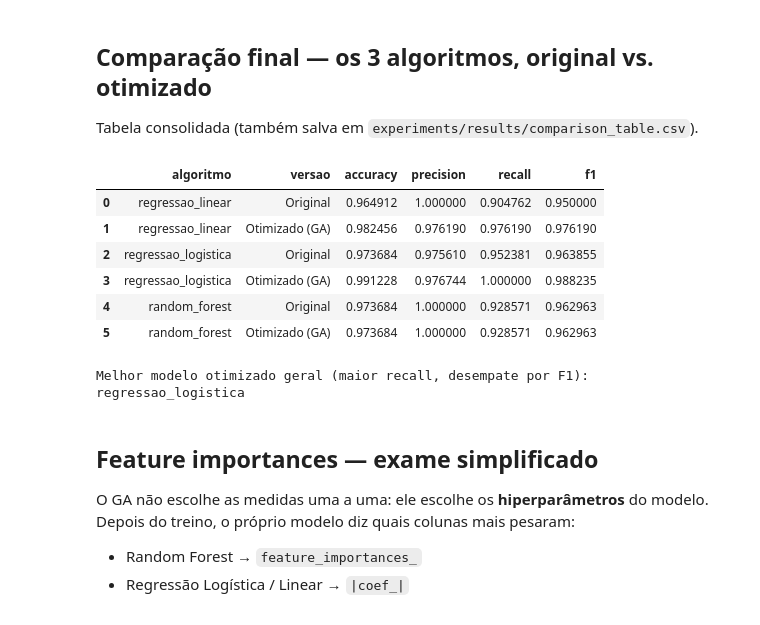
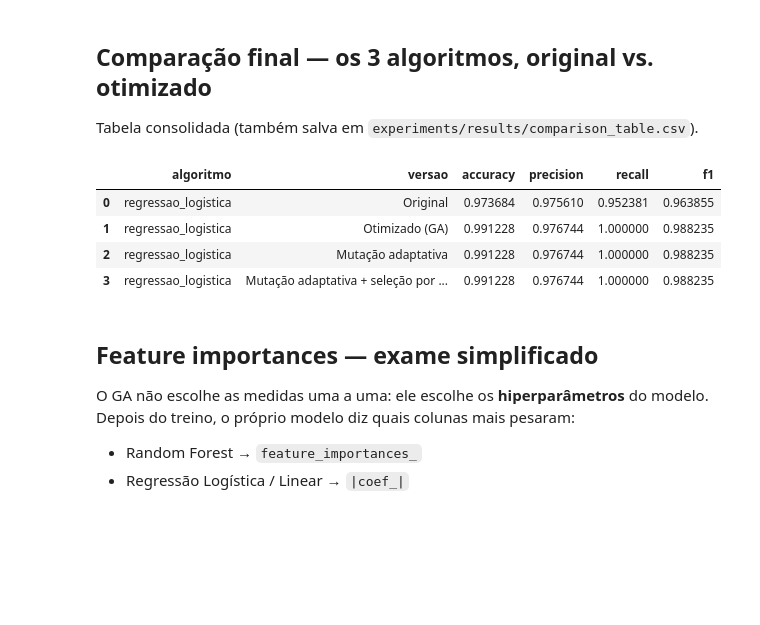
Before and after one commit to SamirGoes/tech-challenge-fiap-fase2, a Jupyter notebook: notebooks/GA_HyperparametersOptimization.ipynb, the cells around one changed output. Drawn from its saved outputs; the diff is of its cells as text; code cells hidden in the pictures; blank space fills up the shorter version.

Commit message:
aplica somente regressao logistica

```diff
--- a/notebooks/GA_HyperparametersOptimization.ipynb
+++ b/notebooks/GA_HyperparametersOptimization.ipynb
@@ -319,7 +125,7 @@ geracoes_rlog2=15
 mutacao_rlog2=0.2
 populacao, historico_log_adaptativo, fitnesses, melhor_log_adaptativo = ga_utils.rodar_ga(
     "regressao_logistica", X_train, y_train, X_test, y_test,
-    tamanho_populacao=20, geracoes=15, mutacao=0.2, mutacao_final=0.05, seed=42,
+    tamanho_populacao=populacao_rlog2, geracoes=geracoes_rlog2, mutacao=mutacao_rlog2, mutacao_final=0.05, seed=42,
 )
 print("\nMelhores hiperparâmetros encontrados:", melhor_log_adaptativo)
 
@@ -330,7 +136,7 @@ with open(RESULTADOS_DIR / "best_hyperparams_regressao_logistica_mutacao_adaptat
 fig, (ax1, ax2) = plt.subplots(1, 2, figsize=(13, 4))
 ax1.plot([h["geracao"] for h in historico_log_adaptativo], [h["melhor"] for h in historico_log_adaptativo], label="Melhor fitness", marker="o")
 ax1.plot([h["geracao"] for h in historico_log_adaptativo], [h["media"] for h in historico_log_adaptativo], label="Fitness média", marker="o")
-ax1.set_xlabel("Geração"); ax1.set_ylabel("Fitness"); ax1.set_title("Convergência do GA — Regressão Logística, mutação adaptativa")
+ax1.set_xlabel("Geração"); ax1.set_ylabel("Fitness"); ax1.set_title(f"Convergência do GA — Regressão Logística, mutação adaptativa (pop={populacao_rlog2}, mutação={mutacao_rlog2})")
 ax1.legend()
 
 ax2.plot([h["geracao"] for h in historico_log_adaptativo], [h["taxa_mutacao"] for h in historico_log_adaptativo], marker="o", color="tab:orange")
@@ -372,0 +184,34 @@ Melhores hiperparâmetros encontrados: {'C': 0.03673046880282847, 'penalty': 'l1
+# %%
+populacao_rlog3=20
+geracoes_rlog3=15
+mutacao_rlog3=0.2
+populacao, historico_log_adaptativo_roleta, fitnesses, melhor_log_adaptativo_roleta = ga_utils.rodar_ga(
+    "regressao_logistica", X_train, y_train, X_test, y_test,
+    tamanho_populacao=populacao_rlog3, geracoes=geracoes_rlog3, mutacao=mutacao_rlog3, selecao_func=ga_utils.selecao_roleta, mutacao_final=0.05, seed=42,
+)
+print("\nMelhores hiperparâmetros encontrados:", melhor_log_adaptativo_roleta)
+
+pd.DataFrame(historico_log_adaptativo_roleta).to_csv(RESULTADOS_DIR / "fitness_history_regressao_logistica_mutacao_adaptativa.csv", index=False)
+with open(RESULTADOS_DIR / "best_hyperparams_regressao_logistica_mutacao_adaptativa.json", "w") as f:
+    json.dump({"algoritmo": "regressao_logistica", "melhor_individuo": melhor_log_adaptativo_roleta}, f, indent=2, default=str)
+
+fig, (ax1, ax2) = plt.subplots(1, 2, figsize=(13, 4))
+ax1.plot([h["geracao"] for h in historico_log_adaptativo_roleta], [h["melhor"] for h in historico_log_adaptativo_roleta], label="Melhor fitness", marker="o")
+ax1.plot([h["geracao"] for h in historico_log_adaptativo_roleta], [h["media"] for h in historico_log_adaptativo_roleta], label="Fitness média", marker="o")
+ax1.set_xlabel("Geração"); ax1.set_ylabel("Fitness"); ax1.set_title(f"Convergência do GA — Regressão Logística, mutação adaptativa (pop={populacao_rlog3}, mutação={mutacao_rlog3})")
+ax1.legend()
+
+ax2.plot([h["geracao"] for h in historico_log_adaptativo_roleta], [h["taxa_mutacao"] for h in historico_log_adaptativo_roleta], marker="o", color="tab:orange")
+ax2.set_xlabel("Geração"); ax2.set_ylabel("Taxa de mutação"); ax2.set_title("Decaimento da taxa de mutação")
+
+plt.tight_layout(); plt.show()
+
+modelo_log_adaptativo_roleta = ga_utils.construir_log(melhor_log_adaptativo_roleta)
+modelo_log_adaptativo_roleta.fit(X_train, y_train)
+y_pred_log_adaptativo_roleta = modelo_log_adaptativo_roleta.predict(X_test)
+metricas_log_adaptativo_roleta = ga_utils.calcular_metricas(y_test, y_pred_log_adaptativo_roleta)
+
+pd.DataFrame(
+    [metricas_log_original, metricas_log_otimizado, metricas_log_adaptativo, metricas_log_adaptativo_roleta],
+    index=["Original", "Experimento 2 (mutação fixa)", "Experimento 5 (mutação adaptativa)", "Experimento 6 (mutação adaptativa + seleção por roleta)"],
+)
@@ -376,35 +245,20 @@ Melhores hiperparâmetros encontrados: {'C': 0.03673046880282847, 'penalty': 'l1
 Tabela consolidada (também salva em `experiments/results/comparison_table.csv`).
 # %%
 linhas = [
-    {"algoritmo": "regressao_linear", "versao": "Original", **metricas_linear_original},
-    {"algoritmo": "regressao_linear", "versao": "Otimizado (GA)", **metricas_linear_otimizado},
     {"algoritmo": "regressao_logistica", "versao": "Original", **metricas_log_original},
     {"algoritmo": "regressao_logistica", "versao": "Otimizado (GA)", **metricas_log_otimizado},
-    {"algoritmo": "random_forest", "versao": "Original", **metricas_rf_original},
-    {"algoritmo": "random_forest", "versao": "Otimizado (GA)", **metricas_rf_otimizado},
+    {"algoritmo": "regressao_logistica", "versao": "Mutação adaptativa", **metricas_log_adaptativo},
+    {"algoritmo": "regressao_logistica", "versao": "Mutação adaptativa + seleção por roleta", **metricas_log_adaptativo_roleta}
 ]
 comparacao_final = pd.DataFrame(linhas)
 comparacao_final.to_csv(RESULTADOS_DIR / "comparison_table.csv", index=False)
 comparacao_final
 # %% [output]
 |  | algoritmo | versao | accuracy | precision | recall | f1 |
-| 0 | regressao_linear | Original | 0.964912 | 1.000000 | 0.904762 | 0.950000 |
-| 1 | regressao_linear | Otimizado (GA) | 0.982456 | 0.976190 | 0.976190 | 0.976190 |
-| 2 | regressao_logistica | Original | 0.973684 | 0.975610 | 0.952381 | 0.963855 |
-| 3 | regressao_logistica | Otimizado (GA) | 0.991228 | 0.976744 | 1.000000 | 0.988235 |
-| 4 | random_forest | Original | 0.973684 | 1.000000 | 0.928571 | 0.962963 |
-| 5 | random_forest | Otimizado (GA) | 0.973684 | 1.000000 | 0.928571 | 0.962963 |
+| 0 | regressao_logistica | Original | 0.973684 | 0.975610 | 0.952381 | 0.963855 |
+| 1 | regressao_logistica | Otimizado (GA) | 0.991228 | 0.976744 | 1.000000 | 0.988235 |
+| 2 | regressao_logistica | Mutação adaptativa | 0.991228 | 0.976744 | 1.000000 | 0.988235 |
+| 3 | regressao_logistica | Mutação adaptativa + seleção por ... | 0.991228 | 0.976744 | 1.000000 | 0.988235 |
-# %%
-modelos_otimizados = {
-    "regressao_linear": (modelo_linear_otimizado, melhor_linear, metricas_linear_otimizado),
-    "regressao_logistica": (modelo_log_otimizado, melhor_log, metricas_log_otimizado),
-    "random_forest": (modelo_rf_otimizado, melhor_rf, metricas_rf_otimizado),
-}
-
-melhor_algoritmo = max(modelos_otimizados, key=lambda nome: (modelos_otimizados[nome][2]["recall"], modelos_otimizados[nome][2]["f1"]))
-print(f"Melhor modelo otimizado geral (maior recall, desempate por F1): {melhor_algoritmo}")
-# %% [output]
-Melhor modelo otimizado geral (maior recall, desempate por F1): regressao_logistica
 # %% [markdown]
 ## Feature importances — exame simplificado
 
```
Also changed, not shown: parts of 19 cells of this notebook, 10 other files.
